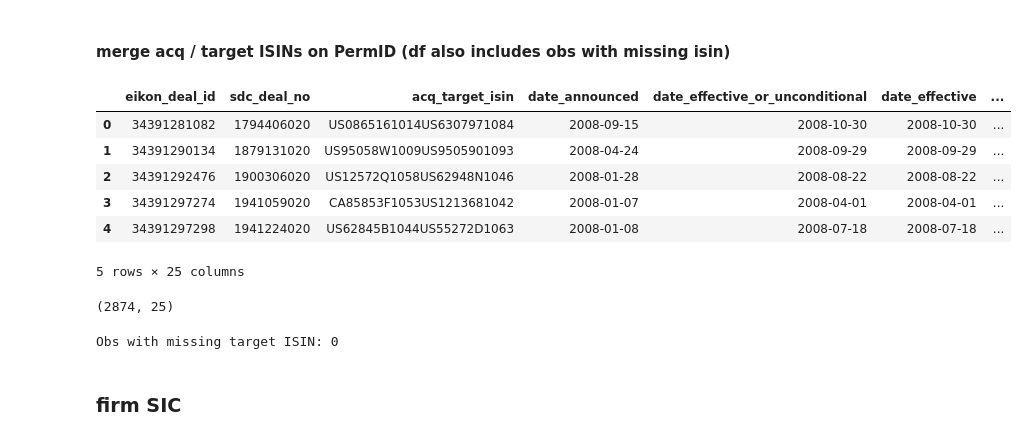
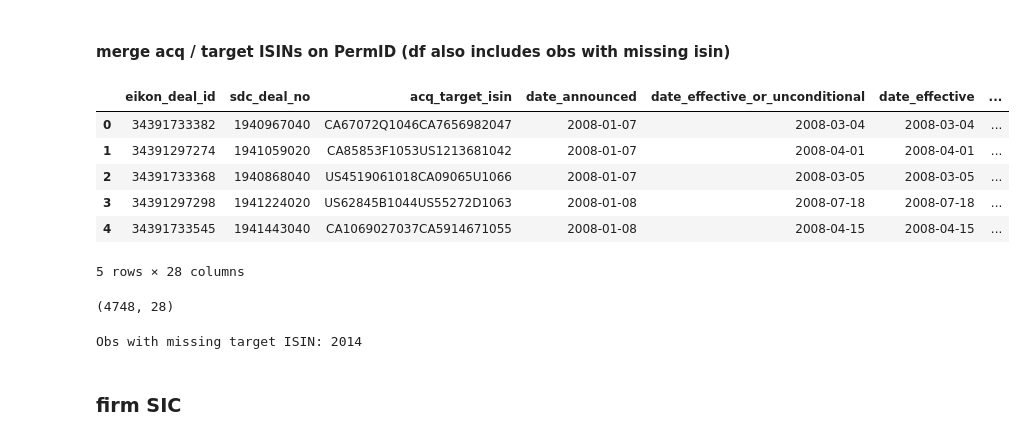
Before and after one commit to hannez11/Glassdoor-Project, a Jupyter notebook: Eikon/MA Sample.ipynb, the cells around one changed output. Cells and saved outputs as stored; diff of their text form; code cells hidden in the pictures.

```diff
--- a/Eikon/MA Sample.ipynb
+++ b/Eikon/MA Sample.ipynb
@@ -120,8 +142,8 @@ df_cusips
 # %% [markdown]
 #### target
 # %%
-# create target permid list
-target_cusips = df["Target PermID"].astype("Int64").astype(str).tolist() #first convert to int (without decimal), then to str, since get_data needs strings in the list
+# create target_permid list
+target_cusips = df["target_permid"].astype(str).tolist() #first convert to int (without decimal), then to str, since get_data needs strings in the list
 fields = ['TR.ISIN', 'TR.CUSIP', 'TR.RIC'] # check the data item browser
 params = {'Scale': 6, 'SDate': 0, 'EDate': 0, 'FRQ': 'FY', 'Curn': 'USD'} # set EDate to minus values for the most recent years
 
@@ -148,13 +170,16 @@ df_isin_target = df_isin_target_retrieve.copy()
 for columnname in ['ISIN', 'CUSIP', 'RIC']:
   df_isin_target[columnname] = df_isin_target[columnname].replace({"":np.nan})
 
-df_isin_target = df_isin_target.rename(columns={"Instrument": "Target PermID"})
+df_isin_target = df_isin_target.rename(columns={"Instrument": "target_permid"})
 
 # add prefix to columns (except first column)
 new_names = [(i,'Target_'+i) for i in df_isin_target.iloc[:, 1:].columns.values] #set up dict entries for each columns name {"old": "Target_old"}
 df_isin_target.rename(columns = dict(new_names), inplace=True)
+# convert column names to lowercase
+df_isin_target.columns = df_isin_target.columns.str.lower()
 
 # only display rows in which isin is not missing
-df_isin_target = df_isin_target[df_isin_target["Target_ISIN"].isna() == False]
+df_isin_target = df_isin_target[df_isin_target["target_isin"].isna() == False]
+
 df_isin_target
 # %% [output]
@@ -174,7 +199,7 @@ df_isin_target
 # %% [markdown]
 #### acq
 # %%
-acquiror_cusips = df["Acquiror PermID"].astype("Int64").astype(str).tolist() #first convert to int (without decimal), then to str, since get_data needs strings in the list
+acquiror_cusips = df["acquiror_permid"].astype(str).tolist() #first convert to int (without decimal), then to str, since get_data needs strings in the list
 fields = ['TR.ISIN', 'TR.CUSIP', 'TR.RIC'] # check the data item browser
 params = {'Scale': 6, 'SDate': 0, 'EDate': 0, 'FRQ': 'FY', 'Curn': 'USD'} # set EDate to minus values for the most recent years
 
@@ -186,13 +211,16 @@ df_isin_acquiror = df_isin_acquiror_retrieve.copy()
 for columnname in ['ISIN', 'CUSIP', 'RIC']:
   df_isin_acquiror[columnname] = df_isin_acquiror[columnname].replace({"":np.nan})
 
-df_isin_acquiror = df_isin_acquiror.rename(columns={"Instrument": "Acquiror PermID"})
+df_isin_acquiror = df_isin_acquiror.rename(columns={"Instrument": "acquiror_permid"})
 
 # add prefix to columns (except first column)
 new_names = [(i,'Acquiror_'+i) for i in df_isin_acquiror.iloc[:, 1:].columns.values] #set up dict entries for each columns name {"old": "acquiror_old"}
 df_isin_acquiror.rename(columns = dict(new_names), inplace=True)
 
+# convert column names to lowercase
+df_isin_acquiror.columns = df_isin_acquiror.columns.str.lower()
+
 # only display rows in which isin is not missing
-df_isin_acquiror = df_isin_acquiror[df_isin_acquiror["Acquiror_ISIN"].isna() == False]
+df_isin_acquiror = df_isin_acquiror[df_isin_acquiror["acquiror_isin"].isna() == False]
 df_isin_acquiror
 # %% [output]
@@ -212,51 +240,54 @@ df_isin_acquiror
 # %% [markdown]
 #### merge acq / target ISINs on PermID (df also includes obs with missing isin)
 # %%
+df_isin_acquiror_merge = df_isin_acquiror.copy()
+df_isin_target_merge = df_isin_target.copy()
+
 # perm IDs are stored as string -> convert to Int64
-for columnname in ["Acquiror PermID", "Target PermID"]:
+for columnname in ["acquiror_permid", "target_permid"]:
     df[columnname] = df[columnname].astype("Int64")
 
-df_isin_acquiror["Acquiror PermID"] = df_isin_acquiror["Acquiror PermID"].astype("Int64")
-df_isin_target["Target PermID"] = df_isin_target["Target PermID"].astype("Int64")
+df_isin_acquiror_merge["acquiror_permid"] = df_isin_acquiror_merge["acquiror_permid"].astype("Int64")
+df_isin_target_merge["target_permid"] = df_isin_target_merge["target_permid"].astype("Int64")
 
 # merge acq / target ISINs on PermID
-df_final = df.merge(df_isin_acquiror.iloc[:,:2], how="left", on="Acquiror PermID")
-df_final = df_final.merge(df_isin_target.iloc[:,:2], how="left", on="Target PermID")
+df_final = df.merge(df_isin_acquiror_merge.iloc[:,:2], how="left", on="acquiror_permid")
+df_final = df_final.merge(df_isin_target_merge.iloc[:,:2], how="left", on="target_permid")
 
 # there are duplicates since multiple acquiror possible
 df_final = (df_final.drop_duplicates()
             .reset_index(drop=True))
 
 # create identifier based on acq + target isin
-df_final["acq_target_isin"] = df_final["Acquiror_ISIN"] + df_final["Target_ISIN"]
+df_final["acq_target_isin"] = df_final["acquiror_isin"] + df_final["target_isin"]
 
 # shift columns (based on dict)
-columns_to_move = {"Acquiror_ISIN": "Acquiror PermID", "Target_ISIN": "Target PermID", "acq_target_isin": "SDC Deal No"}
+columns_to_move = {"acquiror_isin": "acquiror_permid", "target_isin": "target_permid", "acq_target_isin": "sdc_deal_no"}
 for key, value in columns_to_move.items():
     poped_col = df_final.pop(key)
     df_final.insert(df_final.columns.get_loc(value)+1, key, poped_col)
 
 # replace whitespaces in column names with underscore & make all column names lowercase
 df_final.columns = df_final.columns.str.replace(' ', '_').str.lower()
 
 # remove obs with missing target ISIN
-df_final = df_final[df_final["target_isin"].isna() == False] # ignore them. some of them have a DE isin based on the given cusip, which doesnt make sense
+# df_final = df_final[df_final["target_isin"].isna() == False] # ignore them. some of them have a DE isin based on the given cusip, which doesnt make sense
 
 df_final.head()
 df_final.shape
 
 missing_isins = df_final[df_final["target_isin"].isna() == True].shape[0]
 print(f"Obs with missing target ISIN: {missing_isins}")
 # %% [output]
 |  | eikon_deal_id | sdc_deal_no | acq_target_isin | date_announced | date_effective_or_unconditional | date_effective | ... |
-| 0 | 34391281082 | 1794406020 | US0865161014US6307971084 | 2008-09-15 | 2008-10-30 | 2008-10-30 | ... |
-| 1 | 34391290134 | 1879131020 | US95058W1009US9505901093 | 2008-04-24 | 2008-09-29 | 2008-09-29 | ... |
-| 2 | 34391292476 | 1900306020 | US12572Q1058US62948N1046 | 2008-01-28 | 2008-08-22 | 2008-08-22 | ... |
-| 3 | 34391297274 | 1941059020 | CA85853F1053US1213681042 | 2008-01-07 | 2008-04-01 | 2008-04-01 | ... |
-| 4 | 34391297298 | 1941224020 | US62845B1044US55272D1063 | 2008-01-08 | 2008-07-18 | 2008-07-18 | ... |
+| 0 | 34391733382 | 1940967040 | CA67072Q1046CA7656982047 | 2008-01-07 | 2008-03-04 | 2008-03-04 | ... |
+| 1 | 34391297274 | 1941059020 | CA85853F1053US1213681042 | 2008-01-07 | 2008-04-01 | 2008-04-01 | ... |
+| 2 | 34391733368 | 1940868040 | US4519061018CA09065U1066 | 2008-01-07 | 2008-03-05 | 2008-03-05 | ... |
+| 3 | 34391297298 | 1941224020 | US62845B1044US55272D1063 | 2008-01-08 | 2008-07-18 | 2008-07-18 | ... |
+| 4 | 34391733545 | 1941443040 | CA1069027037CA5914671055 | 2008-01-08 | 2008-04-15 | 2008-04-15 | ... |
-5 rows × 25 columns
+5 rows × 28 columns
-(2874, 25)
+(4748, 28)
-Obs with missing target ISIN: 0
+Obs with missing target ISIN: 2014
 # %% [markdown]
 ### firm SIC
 # %%
```
Also changed, not shown: parts of 19 cells of this notebook.
